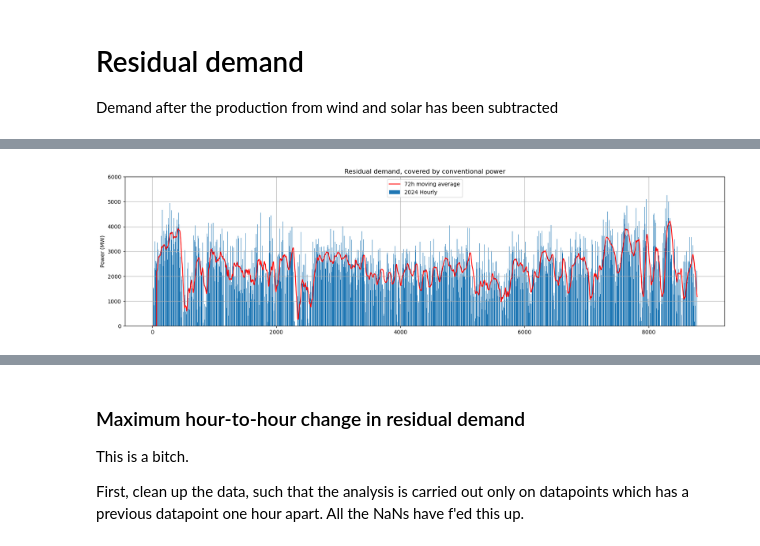
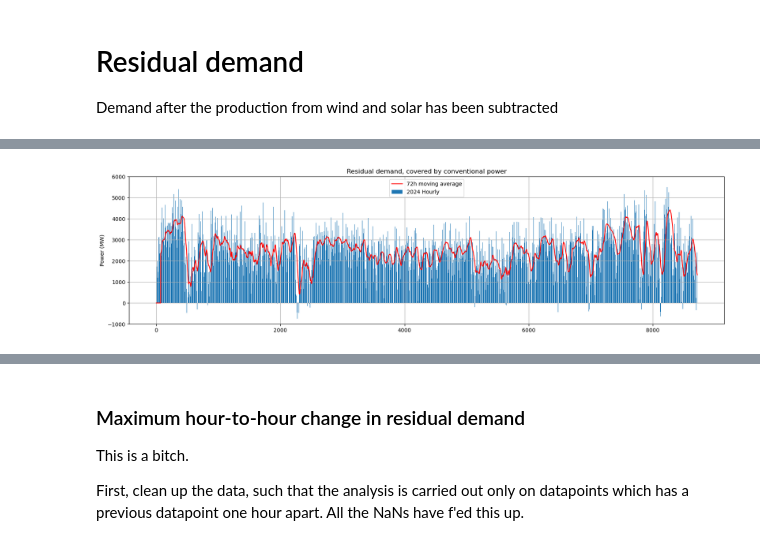
Before and after one commit to avaveriksen/ireland-grid-project, a Jupyter notebook: time-series-analysis/time-series-analysis.ipynb, the cells around one changed output, grey strips where cells are left out. Saved outputs shown, nothing was run; the diff lists cells and outputs as text; code cells hidden in the pictures.

```diff
--- a/time-series-analysis/time-series-analysis.ipynb
+++ b/time-series-analysis/time-series-analysis.ipynb
@@ -227,3 +210,5 @@ len(df_demand)
 # %%
-print("Max demand:", max(df_demand['demand'].astype('float')))
+scaling = 4000 / np.mean(df_demand['demand'].astype('float'))
+df_demand['demand'] = df_demand['demand'] * scaling
+np.mean(df_demand['demand'])
 # %% [output]
@@ -233,10 +218,11 @@ demand = np.array(df_demand['demand'].astype('float').tolist()) * (6000 / 5670.6
 # %%
-mvavg_demand = np.zeros(N)
+mvavg_demand = np.zeros(len(df_demand))
 a = 24
 
 # There are some nan values in this dataset, I had to account for that when calculating the average
-for i in range(a, N):
-    x = sum(np.isnan(demand[i-a:i]))
-    mvavg_demand[i] = np.nansum(demand[i-a:i]) / (a - x)
+for i in range(a, len(mvavg_demand)):
+    x = sum(np.isnan(df_demand['demand'][i-a:i]))
+    mvavg_demand[i] = np.nansum(df_demand['demand'][i-a:i]) / (a - x)
+mvavg_demand[0:a] = mvavg_demand[a]
 # %%
 plt.figure(figsize=(20, 5))
@@ -288,0 +290,3 @@ df_demand
+# %%
+df_pv = df_pv.iloc[df_demand.index]
+df_pv
@@ -308,4 +327,5 @@ df_pv
 # %%
+df_wind24 = df_wind24.iloc[df_demand.index]
 df_wind24.columns = ['time wind', 'wind power']
 df_wind24['time wind'] = df_wind24['time wind'].str.slice(stop=16)
 df_wind24['time wind'] = pd.to_datetime(df_wind24['time wind'], format='%Y-%m-%d %H:%M')
@@ -394,15 +414,15 @@ for i in range(a, N):
 # %%
 plt.figure(figsize=(20, 5))
 plt.bar(DF.index, DF['residual'])
 plt.plot(DF.index, mvavg_residual, color='red')
 plt.grid(True)
 plt.title("Residual demand, covered by conventional power")
 plt.ylabel("Power (MW)")
 plt.legend(['72h moving average', '2024 Hourly'])
-plt.ylim([0, 6000])
+plt.ylim([-1000, 6000])
 plt.savefig("residual-demand.png", format='png', facecolor='w', dpi=300, bbox_inches='tight', edgecolor='k')
 # %% [output]
-[figure, old version]
+[figure, new version]
 # %%
 print("Maximum residual:", max(DF['residual']), max(DF['residual']) / 6000)
 print("Mean residual:", np.mean(DF['residual']), np.mean(DF['residual']) / 6000)
```
Also changed, not shown: parts of 39 cells of this notebook, 4 other files.
